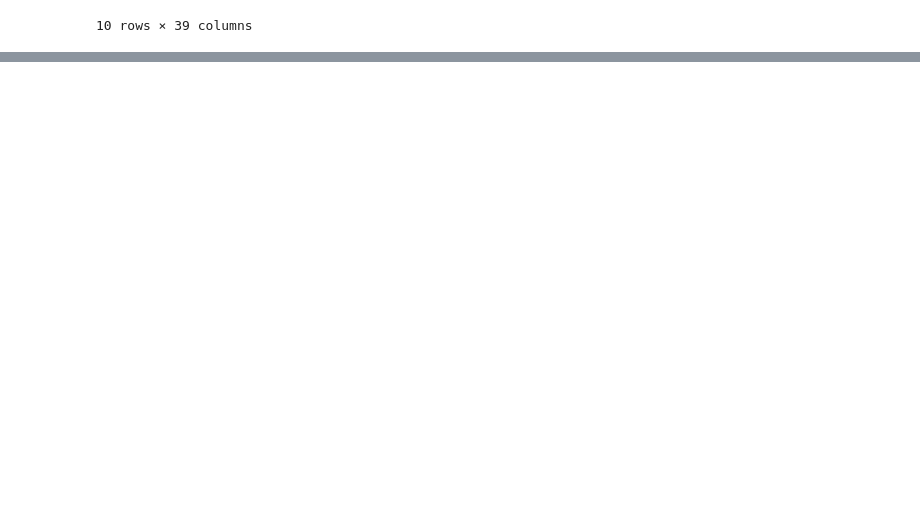
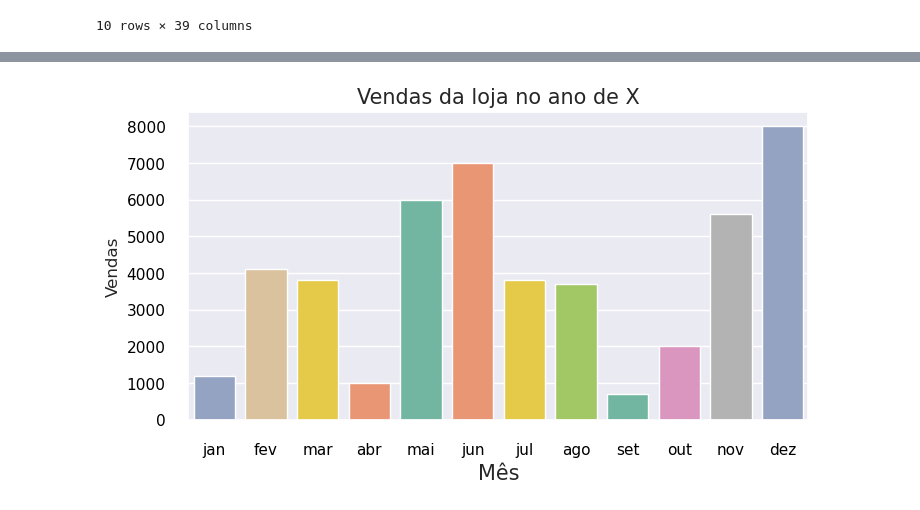
Before and after one commit to JuniorAlencar/Data_Science_Alura, a Jupyter notebook: jupyter/modulo4.ipynb, the cells around one changed output, grey strips where cells are left out. Cells and saved outputs as stored; diff of their text form; code cells hidden in the pictures; blank space fills up the shorter version.

```diff
--- a/jupyter/modulo4.ipynb
+++ b/jupyter/modulo4.ipynb
@@ -29,0 +51,31 @@ sns.barplot(data=top_10, y=top_10["Country"], x='Total', orient='h')
+# %%
+import pandas as pd
+
+meses = ['jan', 'fev', 'mar', 'abr', 'mai', 'jun', 'jul', 'ago', 'set', 'out', 'nov', 'dez']
+vendas = [1200, 4100, 3800, 1000, 6000, 7000, 3800, 3700, 700, 2000, 5600, 8000]
+
+df = pd.DataFrame({'mes': meses, 'vendas': vendas})
+fig, ax = plt.subplots(figsize=(8, 4))
+
+# Define a paleta de cores que será utilizado, para mais paletas de cores acessar, len(top_10) força numero de cores igual numero de dados
+# https://seaborn.pydata.org/generated/seaborn.color_palette.html#seaborn.color_palette
+palette_colors = sns.color_palette("Set2", len(df))
+
+ax = sns.barplot(
+    data=df,
+    y="vendas",
+    x="mes",
+    orient="v",
+    hue="vendas",   # usar a mesma variável no hue
+    dodge=False,     # evita barras duplicadas
+    legend=False,    # esconde legenda repetida
+    palette=palette_colors
+)
+ax.set_title("Vendas da loja no ano de X", fontsize=15)
+ax.set_xlabel("Mês", fontsize=15)
+ax.set_ylabel("Vendas")
+ax.tick_params(length=2, width=1.2, colors='black', size=13)
+
+plt.show()
+# %% [output]
+[figure, added]
```
Also changed, not shown: parts of 6 cells of this notebook, 2 other files.
